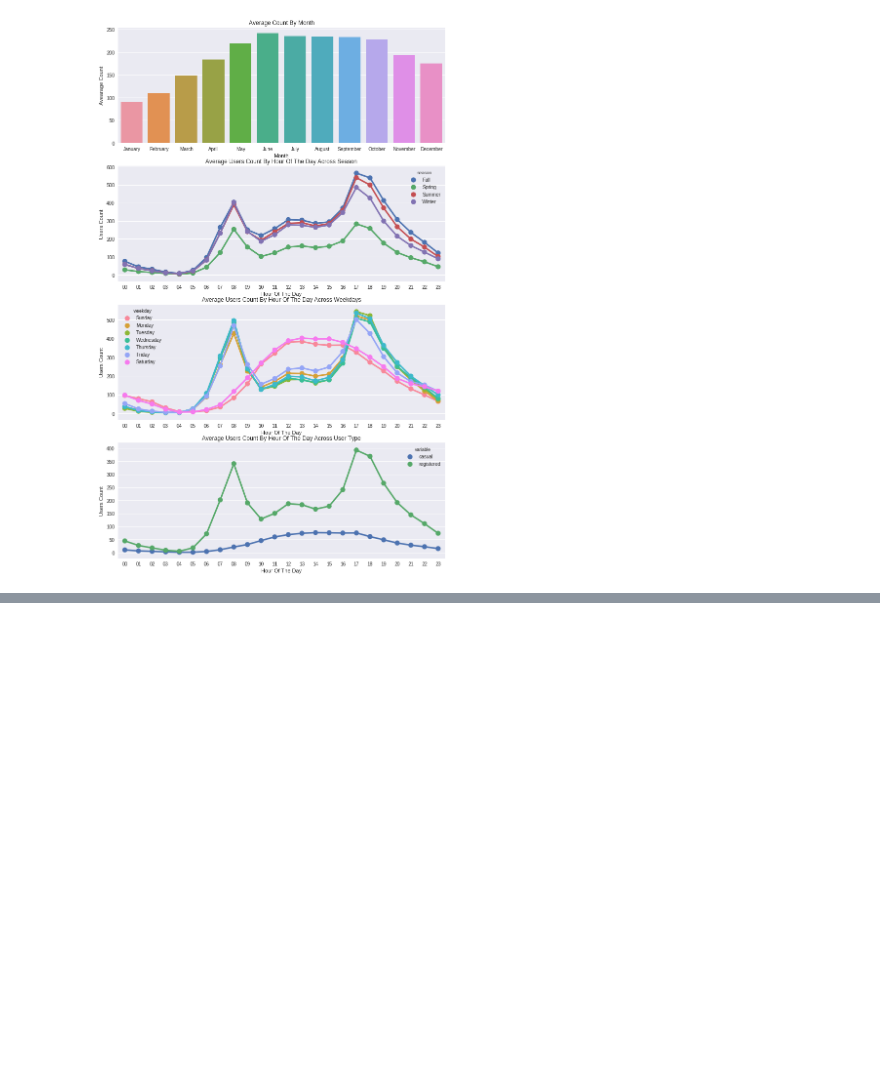
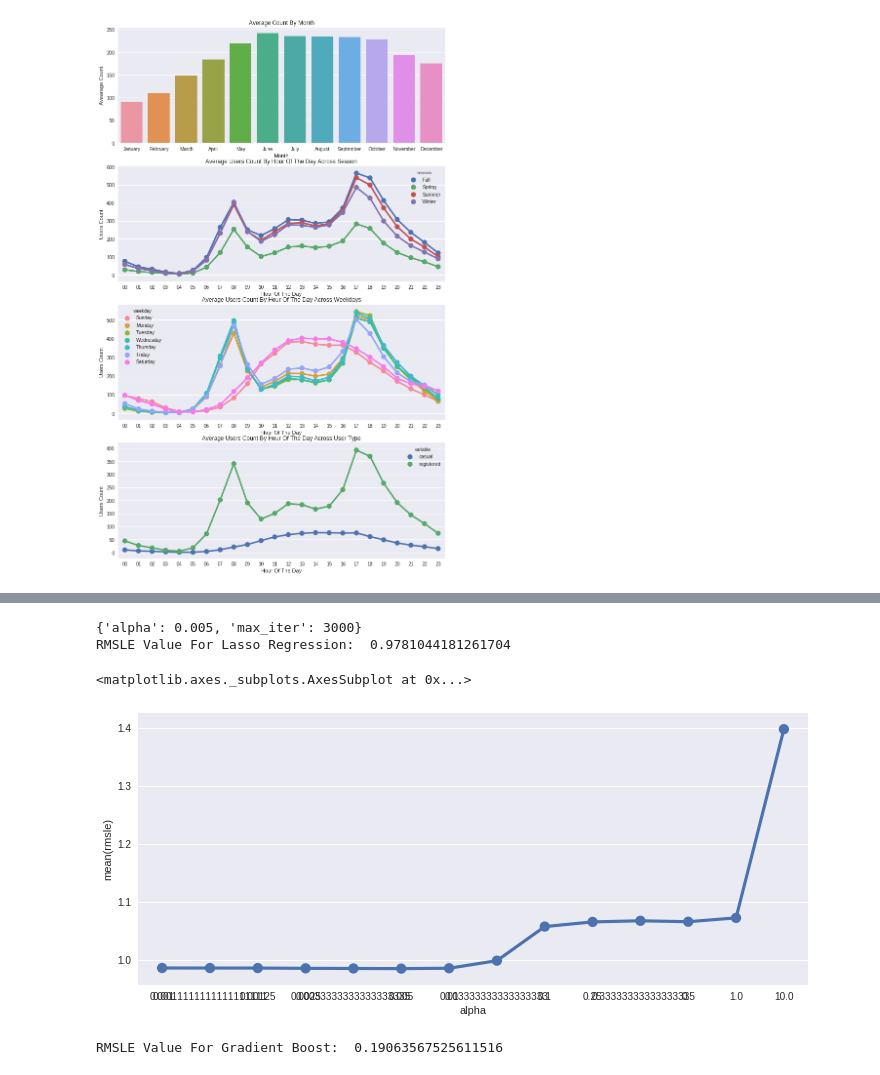
Before and after one commit to aravind2403/Bike-Sharing-Dataset, a Jupyter notebook: Bike_Sharing.ipynb, the cells around one changed output, grey strips where cells are left out. Drawn from its saved outputs; the diff is of its cells as text; code cells hidden in the pictures; blank space fills up the shorter version.

```diff
--- a/Bike_Sharing.ipynb
+++ b/Bike_Sharing.ipynb
@@ -273,0 +355,33 @@ ValueError: ignored
+# %%
+lasso_m_ = Lasso()
+
+alpha  = 1/np.array([0.1, 1, 2, 3, 4, 10, 30,100,200,300,400,800,900,1000])
+lasso_params_ = { 'max_iter':[3000],'alpha':alpha}
+
+grid_lasso_m = GridSearchCV( lasso_m_,lasso_params_,scoring = rmsle_scorer,cv=5)
+yLabelsLog = np.log1p(yLabels)
+grid_lasso_m.fit( dataTrain, yLabelsLog )
+preds = grid_lasso_m.predict(X= dataTrain)
+print (grid_lasso_m.best_params_)
+print ("RMSLE Value For Lasso Regression: ",rmsle(np.exp(yLabelsLog),np.exp(preds),False))
+
+fig,ax= plt.subplots()
+fig.set_size_inches(12,5)
+df = pd.DataFrame(grid_lasso_m.grid_scores_)
+df["alpha"] = df["parameters"].apply(lambda x:x["alpha"])
+df["rmsle"] = df["mean_validation_score"].apply(lambda x:-x)
+sns.pointplot(data=df,x="alpha",y="rmsle",ax=ax)
+# %% [output]
+{'alpha': 0.005, 'max_iter': 3000}
+RMSLE Value For Lasso Regression:  0.9781044181261704
+<matplotlib.axes._subplots.AxesSubplot at 0x...>
+[figure, added]
+# %%
+from sklearn.ensemble import GradientBoostingRegressor
+gbm = GradientBoostingRegressor(n_estimators=4000,alpha=0.01); ### Test 0.41
+yLabelsLog = np.log1p(yLabels)
+gbm.fit(dataTrain,yLabelsLog)
+preds = gbm.predict(X= dataTrain)
+print ("RMSLE Value For Gradient Boost: ",rmsle(np.exp(yLabelsLog),np.exp(preds),False))
+# %% [output]
+RMSLE Value For Gradient Boost:  0.19063567525611516
```
Also changed, not shown: parts of 13 cells of this notebook.
